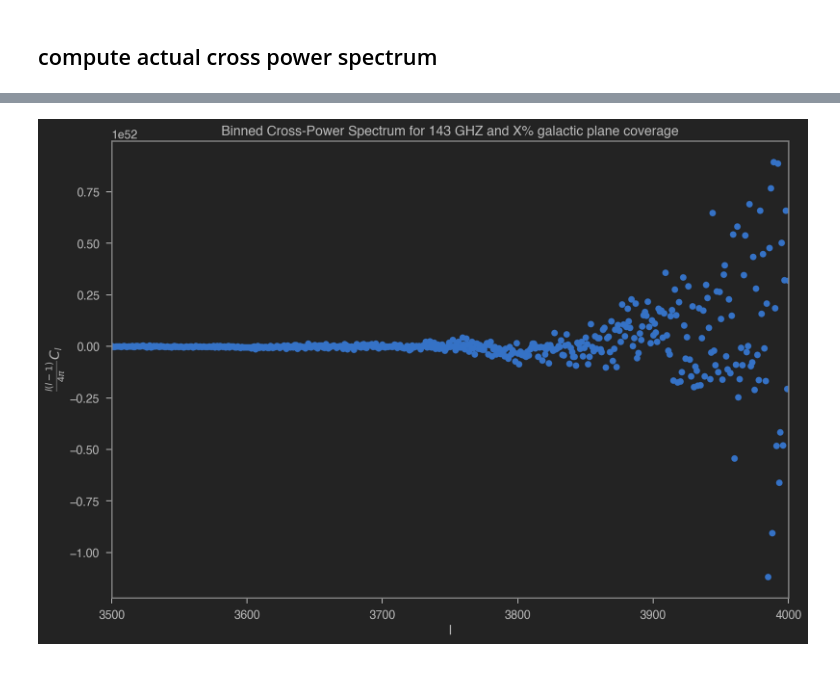
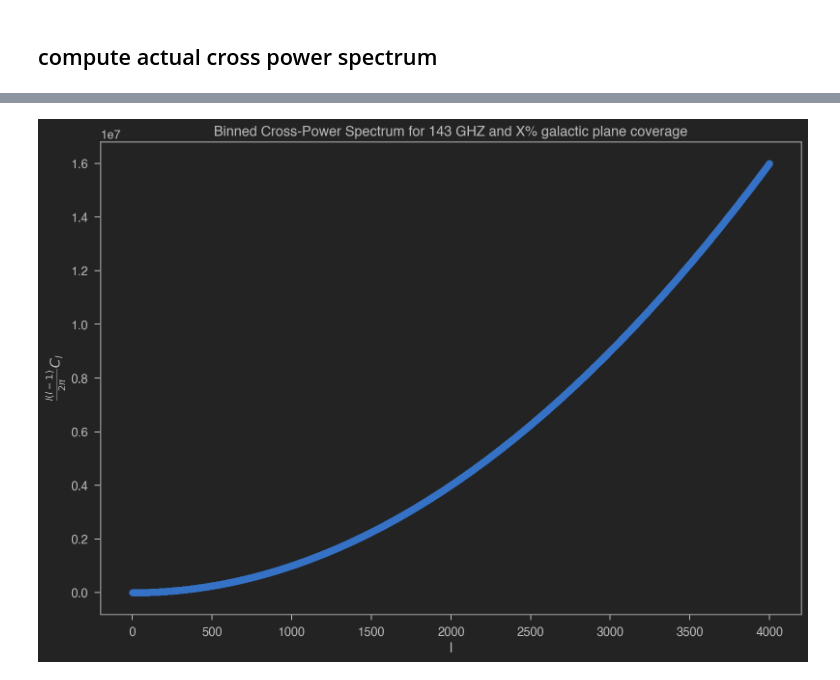
Before and after one commit to raul-bermejo/cmb_geometry, a Jupyter notebook: sandpit.ipynb, the cells around one changed output, grey strips where cells are left out. Cells and saved outputs as stored; diff of their text form; code cells hidden in the pictures.

Commit message:
Computed and plotted binned C_l for up to 60% in APO0, but found no maximum

```diff
--- a/sandpit.ipynb
+++ b/sandpit.ipynb
@@ -34,7 +34,7 @@ def extract_data(filepath, hdu=1):
 # Define each filepath
 filenames = ['HFI_SkyMap_143_2048_R3.01_halfmission-1.fits',        # map for half mission 1 143 GHZ
              'HFI_SkyMap_143_2048_R3.01_halfmission-2.fits',        # map for half mission 2 143 GHZ
-             'HFI_Mask_GalPlane-apo5_2048_R2.00.fits',              # galactic plane mask for APO..
+             'HFI_Mask_GalPlane-apo0_2048_R2.00.fits',              # galactic plane mask for APO..
              'HFI_Mask_PointSrc_2048_R2.00.fits',                   # mask point source
              'Bl_T_R3.01_fullsky_143hm1x143hm1.fits',               # beam transfer function for hm1
              'Bl_T_R3.01_fullsky_143hm1x143hm2.fits',               # beam transfer function for hm2
@@ -74,6 +74,6 @@ It took 0.37s. to extract the Planck
 # %%
 def find_spherical_harmonics(map_table, gp_table, ps_table, apply_mask=True,
-                             stoke_param ='I_STOKES', galactic_plane='GAL020',
+                             stoke_param ='I_STOKES', galactic_plane='GAL060',
                              frequency=143, NSIDE=2048):
     '''
     Computes the spherical harmonics from a map,
@@ -155,17 +155,17 @@ It took 0.45 s. to compute C_l
-# %%
-l = np.arange(len(C_l))
-C_l_binned = l*(l+1)+C_l/(4*np.pi)
-galperc = 'X'
-
-fig, ax = plt.subplots(figsize=(13,9))
-
-ax.plot(l, C_l_binned, 'o')
-ax.set_xlim([3500,4000])
-
-ax.set_xlabel('l')
-ax.set_ylabel(r'$\frac{l(l-1)}{4\pi} C_l$')
-ax.set_title(f'Binned Cross-Power Spectrum for 143 GHZ and {galperc}% galactic plane coverage')
-
-plt.show()
-# %% [output]
-[figure, removed]
+# %%
+l = np.arange(len(C_l))
+C_l_binned = l*(l+1)+C_l/(2*np.pi)
+galperc = 'X'
+
+fig, ax = plt.subplots(figsize=(13,9))
+
+ax.plot(l, C_l_binned, 'o')
+#ax.set_xlim([3500,4000])
+
+ax.set_xlabel('l')
+ax.set_ylabel(r'$\frac{l(l-1)}{2\pi} C_l$')
+ax.set_title(f'Binned Cross-Power Spectrum for 143 GHZ and {galperc}% galactic plane coverage')
+
+plt.show()
+# %% [output]
+[figure, added]
```
Also changed, not shown: parts of 10 cells of this notebook.
